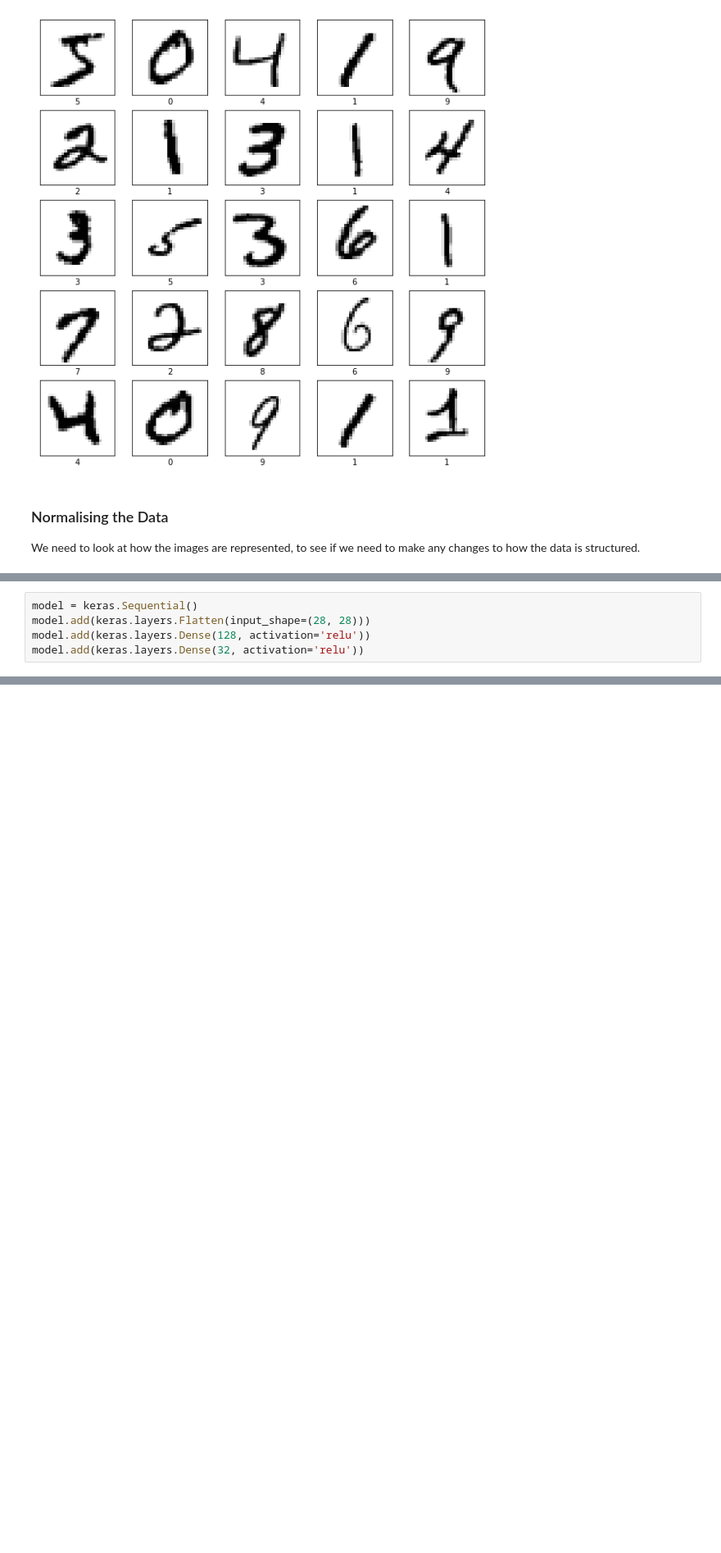
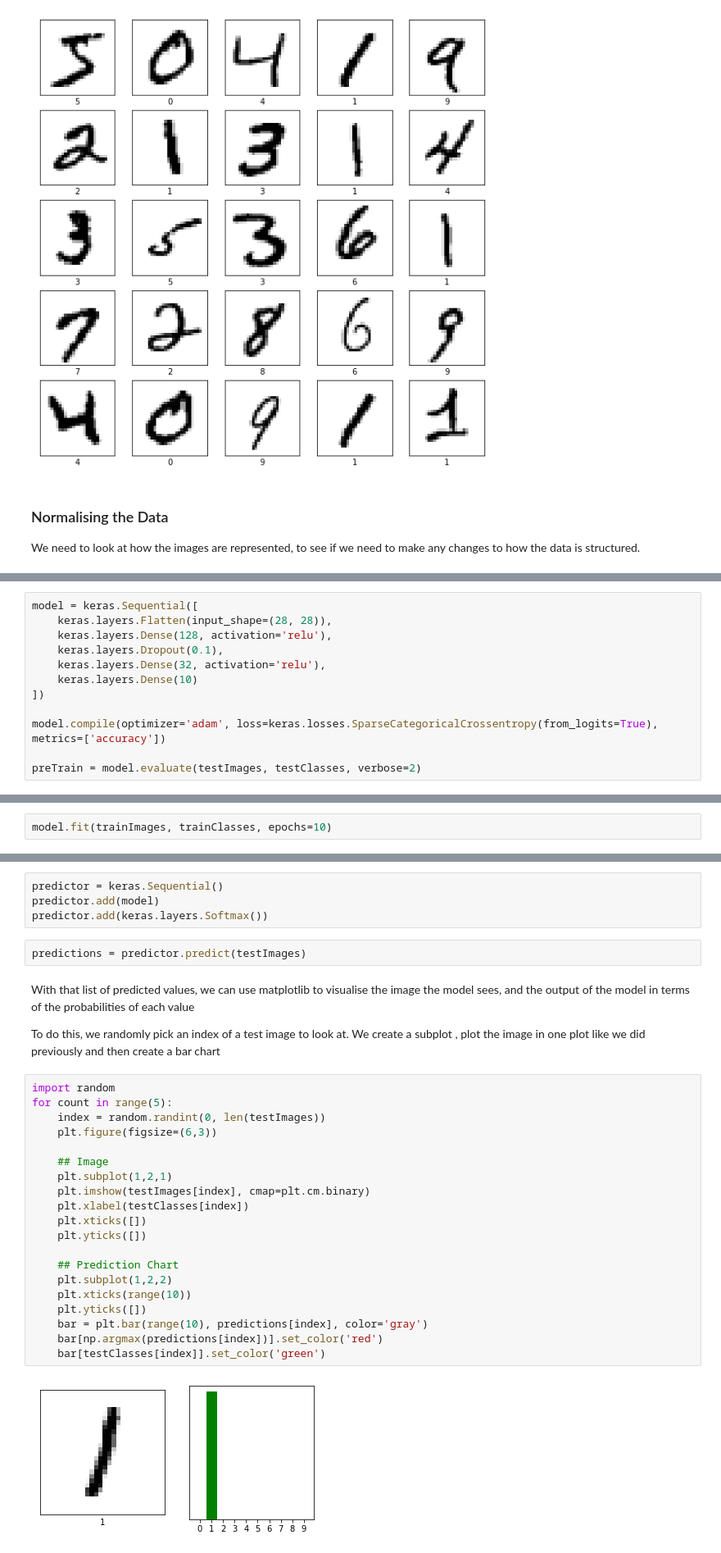
Before and after one commit to Cabbit-Cloud/Introduction-to-Machine-Learning, a Jupyter notebook: 2) Supervised Learning with Classification/SupervisedClassification.ipynb, the cells around one changed output, grey strips where cells are left out. Shown at 82% size. Drawn from its saved outputs; the diff is of its cells as text; blank space fills up the shorter version.

```diff
--- a/2) Supervised Learning with Classification/SupervisedClassification.ipynb
+++ b/2) Supervised Learning with Classification/SupervisedClassification.ipynb
@@ -94,5 +108,12 @@ array([[0.00000000e+00, 0.00000000e+00, 0.00000000e+00, 0.00000000e+00,
 # %%
-model = keras.Sequential()
-model.add(keras.layers.Flatten(input_shape=(28, 28)))
-model.add(keras.layers.Dense(128, activation='relu'))
-model.add(keras.layers.Dense(32, activation='relu'))
+model = keras.Sequential([
+    keras.layers.Flatten(input_shape=(28, 28)),
+    keras.layers.Dense(128, activation='relu'),
+    keras.layers.Dropout(0.1),
+    keras.layers.Dense(32, activation='relu'),
+    keras.layers.Dense(10)
+])
+
+model.compile(optimizer='adam', loss=keras.losses.SparseCategoricalCrossentropy(from_logits=True), metrics=['accuracy'])
+
+preTrain = model.evaluate(testImages, testClasses, verbose=2)
@@ -98,0 +126,2 @@ model.add(keras.layers.Dense(32, activation='relu'))
+# %%
+model.fit(trainImages, trainClasses, epochs=10)
@@ -98,0 +165,32 @@ model.add(keras.layers.Dense(32, activation='relu'))
+# %%
+predictor = keras.Sequential()
+predictor.add(model)
+predictor.add(keras.layers.Softmax())
+# %%
+predictions = predictor.predict(testImages)
+# %% [markdown]
+With that list of predicted values, we can use matplotlib to visualise the image the model sees, and the output of the model in terms of the probabilities of each value
+
+To do this, we randomly pick an index of a test image to look at. We create a subplot , plot the image in one plot like we did previously and then create a bar chart
+# %%
+import random
+for count in range(5):
+    index = random.randint(0, len(testImages))
+    plt.figure(figsize=(6,3))
+
+    ## Image
+    plt.subplot(1,2,1)
+    plt.imshow(testImages[index], cmap=plt.cm.binary)
+    plt.xlabel(testClasses[index])
+    plt.xticks([])
+    plt.yticks([])
+
+    ## Prediction Chart
+    plt.subplot(1,2,2)
+    plt.xticks(range(10))
+    plt.yticks([])
+    bar = plt.bar(range(10), predictions[index], color='gray')
+    bar[np.argmax(predictions[index])].set_color('red')
+    bar[testClasses[index]].set_color('green')
+# %% [output]
+[figure, added]
```
Also changed, not shown: parts of 13 cells of this notebook, 9 other files.
